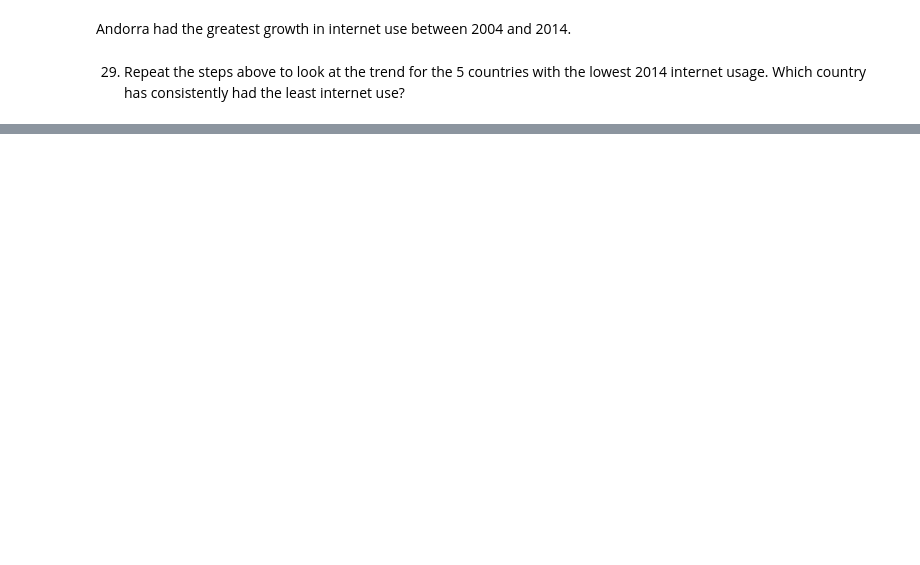
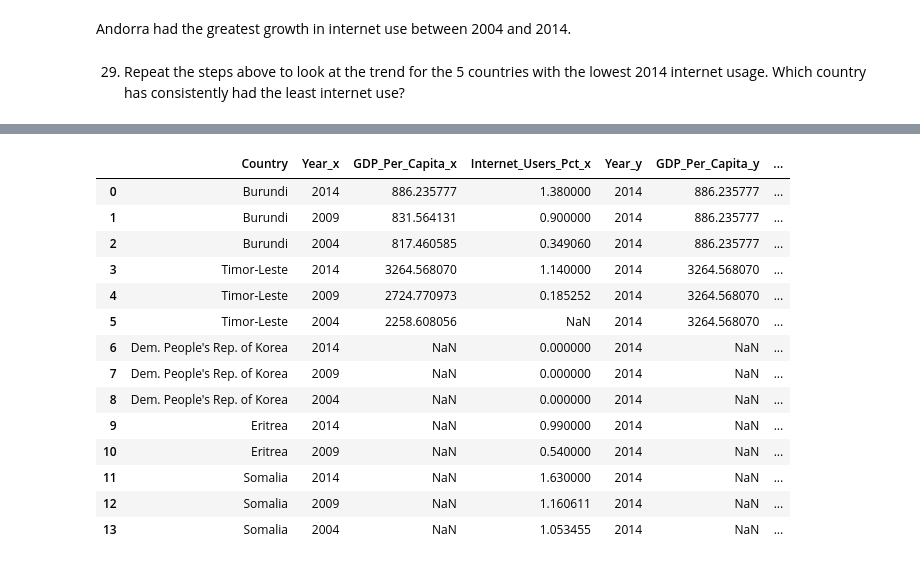
Before and after one commit to NSS-Data-Analytics-Cohort-7/gdp-and-internet-usage-Tara-Nicole-Data, a Jupyter notebook: Notebook/SUCCESS.ipynb, the cells around one changed output, grey strips where cells are left out. Drawn from its saved outputs; the diff is of its cells as text; code cells hidden in the pictures; blank space fills up the shorter version.

```diff
--- a/Notebook/SUCCESS.ipynb
+++ b/Notebook/SUCCESS.ipynb
@@ -467,0 +481,18 @@ Andorra had the greatest growth in internet use between 2004 and 2014.
+# %%
+gdp_bottom_5
+# %% [output]
+|  | Country | Year_x | GDP_Per_Capita_x | Internet_Users_Pct_x | Year_y | GDP_Per_Capita_y | ... |
+| 0 | Burundi | 2014 | 886.235777 | 1.380000 | 2014 | 886.235777 | ... |
+| 1 | Burundi | 2009 | 831.564131 | 0.900000 | 2014 | 886.235777 | ... |
+| 2 | Burundi | 2004 | 817.460585 | 0.349060 | 2014 | 886.235777 | ... |
+| 3 | Timor-Leste | 2014 | 3264.568070 | 1.140000 | 2014 | 3264.568070 | ... |
+| 4 | Timor-Leste | 2009 | 2724.770973 | 0.185252 | 2014 | 3264.568070 | ... |
+| 5 | Timor-Leste | 2004 | 2258.608056 | NaN | 2014 | 3264.568070 | ... |
+| 6 | Dem. People's Rep. of Korea | 2014 | NaN | 0.000000 | 2014 | NaN | ... |
+| 7 | Dem. People's Rep. of Korea | 2009 | NaN | 0.000000 | 2014 | NaN | ... |
+| 8 | Dem. People's Rep. of Korea | 2004 | NaN | 0.000000 | 2014 | NaN | ... |
+| 9 | Eritrea | 2014 | NaN | 0.990000 | 2014 | NaN | ... |
+| 10 | Eritrea | 2009 | NaN | 0.540000 | 2014 | NaN | ... |
+| 11 | Somalia | 2014 | NaN | 1.630000 | 2014 | NaN | ... |
+| 12 | Somalia | 2009 | NaN | 1.160611 | 2014 | NaN | ... |
+| 13 | Somalia | 2004 | NaN | 1.053455 | 2014 | NaN | ... |
```
Also changed, not shown: parts of 7 cells of this notebook.
